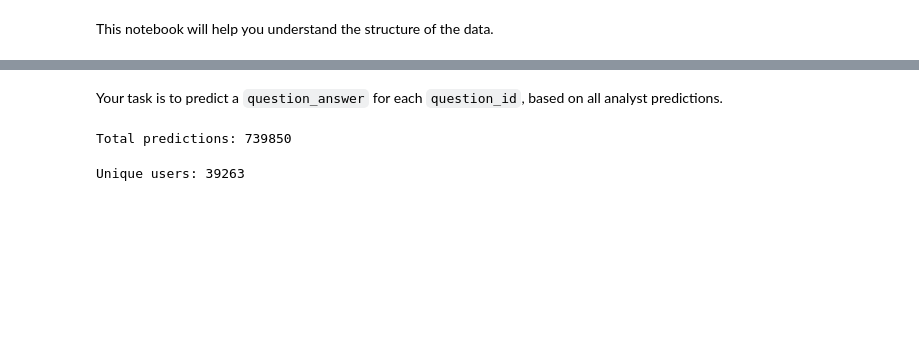
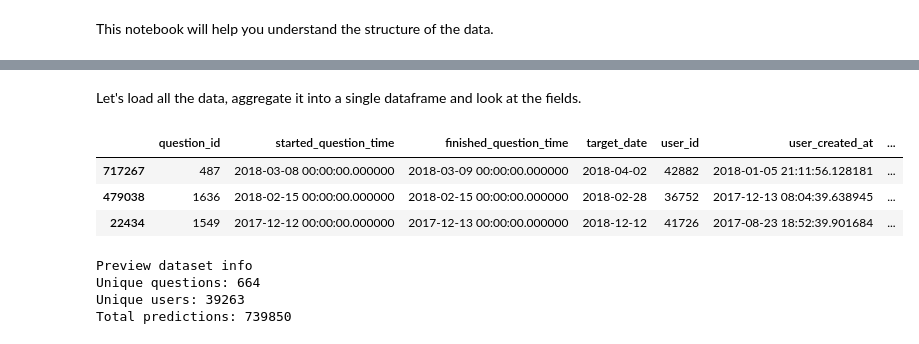
Before and after one commit to dbrainio/cindicator-public-baseline, a Jupyter notebook: DataExploration.ipynb, the cells around one changed output, grey strips where cells are left out. Drawn from its saved outputs; the diff is of its cells as text; code cells hidden in the pictures; blank space fills up the shorter version.

Commit message:
Add some data exploration

```diff
--- a/DataExploration.ipynb
+++ b/DataExploration.ipynb
@@ -75,12 +44,21 @@ Each row contains an answer to a question from a single analyst
-# %% [markdown]
-Your task is to predict a `question_answer` for each `question_id`, based on all analyst predictions.
+# %% [markdown]
+Let's load all the data, aggregate it into a single dataframe and look at the fields.
 # %%
 df = pd.concat(pd.read_csv(fname, index_col=0) for fname in csv_paths)
-# %%
-print("Total predictions:", df.shape[0])
-# %% [output]
-Total predictions: 739850
-# %%
-print("Unique users:", df["user_id"].nunique())
-# %% [output]
-Unique users: 39263
+# %%
+df.sample(3)
+# %% [output]
+|  | question_id | started_question_time | finished_question_time | target_date | user_id | user_created_at | ... |
+| 717267 | 487 | 2018-03-08 00:00:00.000000 | 2018-03-09 00:00:00.000000 | 2018-04-02 | 42882 | 2018-01-05 21:11:56.128181 | ... |
+| 479038 | 1636 | 2018-02-15 00:00:00.000000 | 2018-02-15 00:00:00.000000 | 2018-02-28 | 36752 | 2017-12-13 08:04:39.638945 | ... |
+| 22434 | 1549 | 2017-12-12 00:00:00.000000 | 2017-12-13 00:00:00.000000 | 2018-12-12 | 41726 | 2017-08-23 18:52:39.901684 | ... |
+# %%
+print('Preview dataset info')
+print('Unique questions:', df['question_id'].nunique())
+print('Unique users:', df['user_id'].nunique())
+print('Total predictions:', df.shape[0])
+# %% [output]
+Preview dataset info
+Unique questions: 664
+Unique users: 39263
+Total predictions: 739850
```
Also changed, not shown: parts of 31 cells of this notebook.
